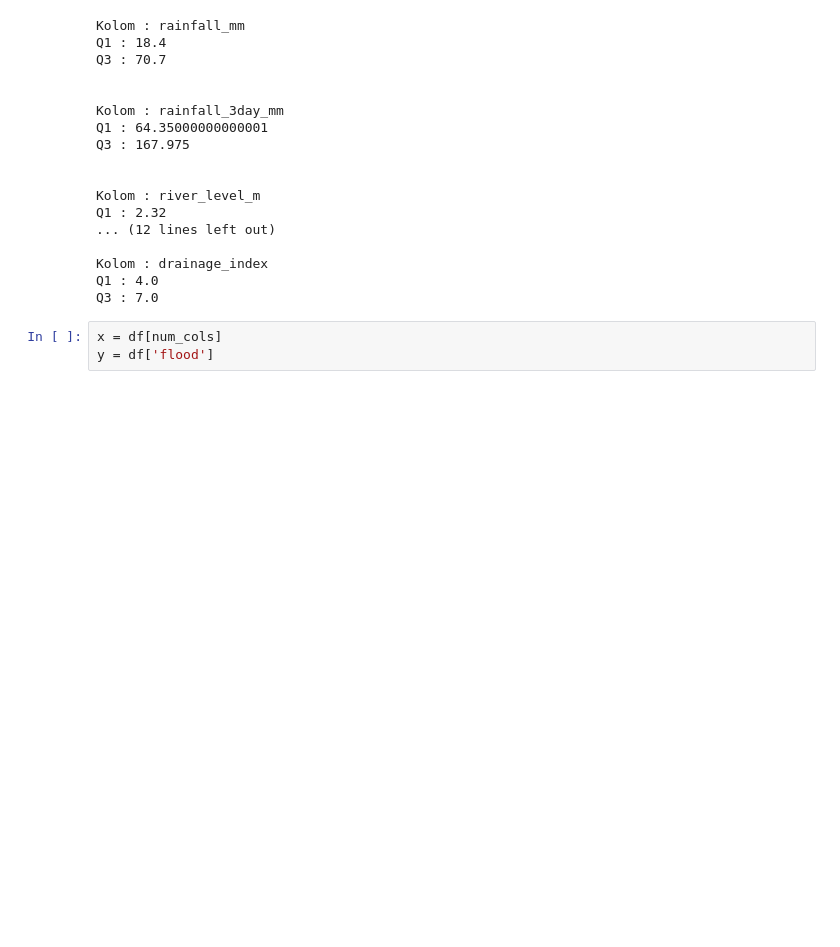
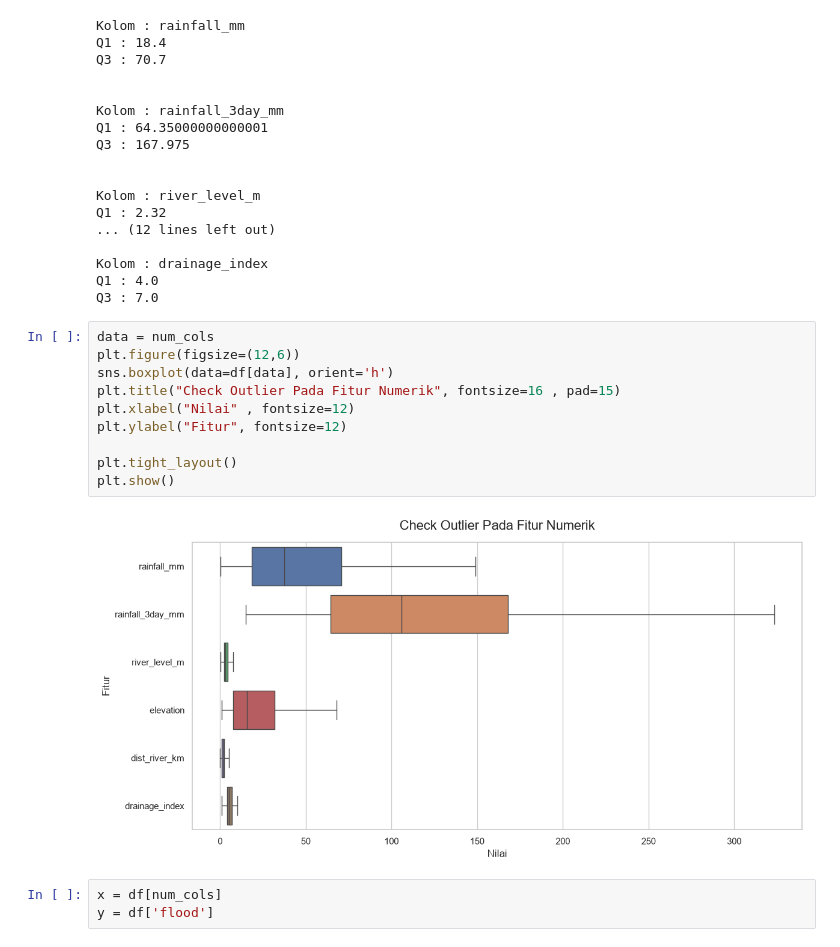
Before and after one commit to livetzy/LearnDC, a Jupyter notebook: TADC.ipynb, the cells around one changed output. Cells and saved outputs as stored; diff of their text form; blank space fills up the shorter version.

```diff
--- a/TADC.ipynb
+++ b/TADC.ipynb
@@ -193,6 +193,18 @@ Q1 : 2.32
 Kolom : drainage_index
 Q1 : 4.0
 Q3 : 7.0
+# %%
+data = num_cols
+plt.figure(figsize=(12,6))
+sns.boxplot(data=df[data], orient='h')
+plt.title("Check Outlier Pada Fitur Numerik", fontsize=16 , pad=15)
+plt.xlabel("Nilai" , fontsize=12)
+plt.ylabel("Fitur", fontsize=12)
+
+plt.tight_layout()
+plt.show()
+# %% [output]
+[figure, added]
 # %%
 x = df[num_cols]
 y = df['flood']
```
Also changed, not shown: 1 other file.
